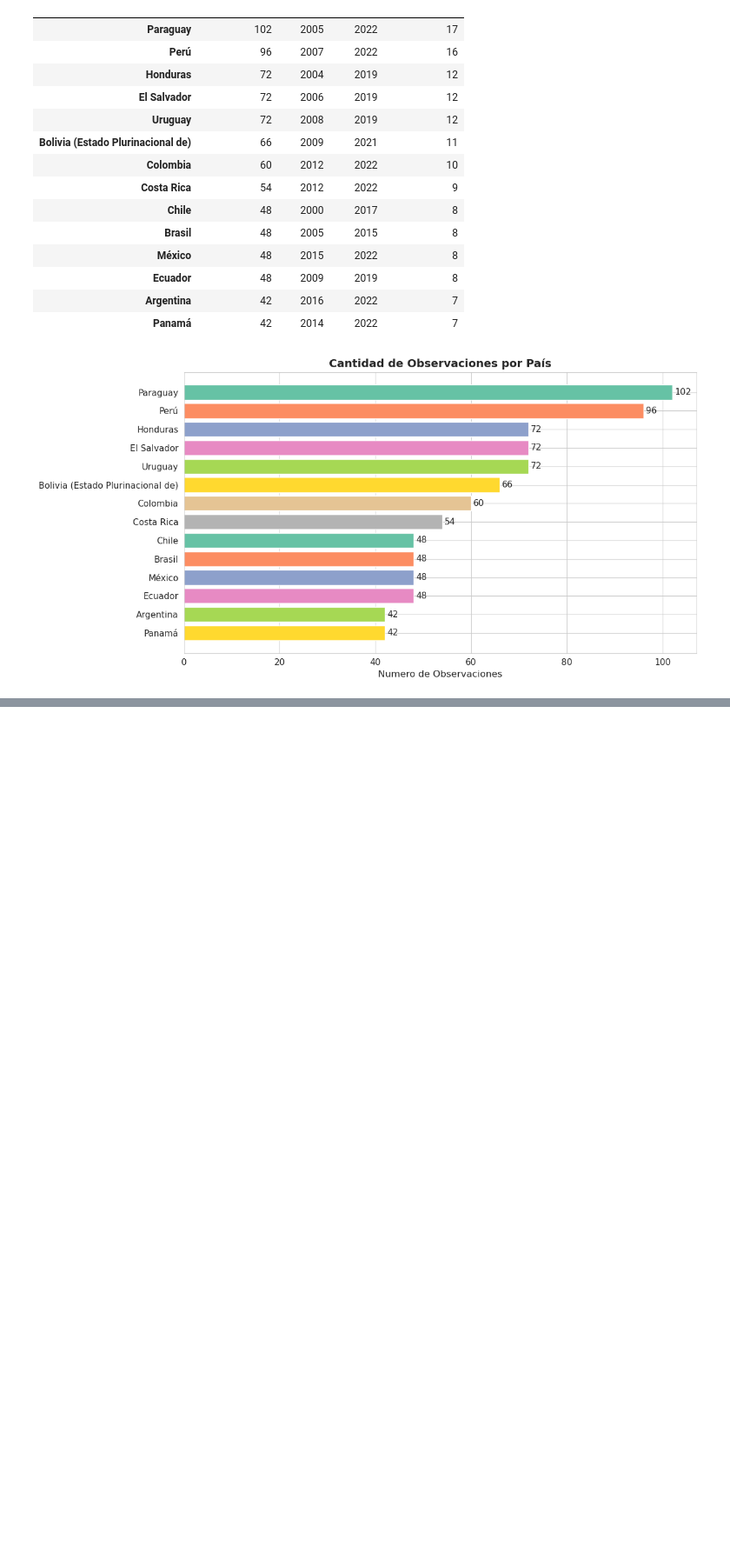
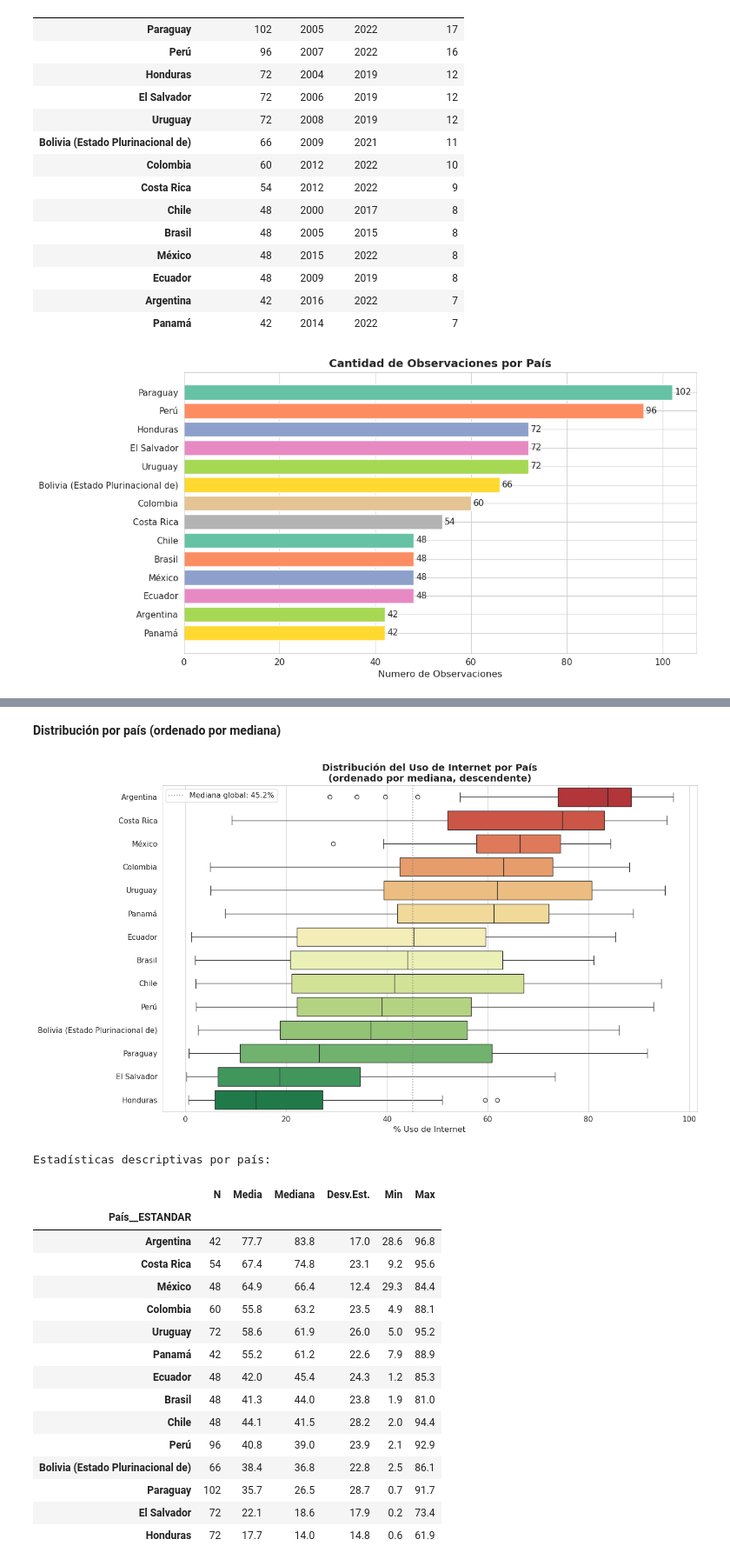
Before and after one commit to Tunchxz/CC3074-Proyecto-Final, a Jupyter notebook: Week-1.ipynb, the cells around one changed output, grey strips where cells are left out. Shown at 87% size. Drawn from its saved outputs; the diff is of its cells as text; code cells hidden in the pictures; blank space fills up the shorter version.

```diff
--- a/Week-1.ipynb
+++ b/Week-1.ipynb
@@ -356,0 +481,45 @@ plt.show()
+# %% [markdown]
+**Distribución por país (ordenado por mediana)**
+# %%
+medians_by_country = df.groupby('País__ESTANDAR')['value'].median().sort_values(ascending=False)
+country_order = medians_by_country.index.tolist()
+
+fig, ax = plt.subplots(figsize=(14, 8))
+sns.boxplot(data=df, y='País__ESTANDAR', x='value', order=country_order,
+            palette='RdYlGn', orient='h', ax=ax)
+ax.set_xlabel('% Uso de Internet')
+ax.set_ylabel('')
+ax.set_title('Distribución del Uso de Internet por País\n(ordenado por mediana, descendente)',
+             fontsize=14, fontweight='bold')
+ax.axvline(df['value'].median(), color='gray', linestyle=':', alpha=0.7,
+           label=f'Mediana global: {df["value"].median():.1f}%')
+ax.legend()
+plt.tight_layout()
+plt.show()
+
+# Tabla de estadísticas por país
+print('\nEstadísticas descriptivas por país:')
+stats_pais = df.groupby('País__ESTANDAR')['value'].agg(
+    ['count', 'mean', 'median', 'std', 'min', 'max']
+).round(1).sort_values('median', ascending=False)
+stats_pais.columns = ['N', 'Media', 'Mediana', 'Desv.Est.', 'Min', 'Max']
+display(stats_pais)
+# %% [output]
+[figure, added]
+Estadísticas descriptivas por país:
+|  | N | Media | Mediana | Desv.Est. | Min | Max |
+| País__ESTANDAR |  |  |  |  |  |  |
+| Argentina | 42 | 77.7 | 83.8 | 17.0 | 28.6 | 96.8 |
+| Costa Rica | 54 | 67.4 | 74.8 | 23.1 | 9.2 | 95.6 |
+| México | 48 | 64.9 | 66.4 | 12.4 | 29.3 | 84.4 |
+| Colombia | 60 | 55.8 | 63.2 | 23.5 | 4.9 | 88.1 |
+| Uruguay | 72 | 58.6 | 61.9 | 26.0 | 5.0 | 95.2 |
+| Panamá | 42 | 55.2 | 61.2 | 22.6 | 7.9 | 88.9 |
+| Ecuador | 48 | 42.0 | 45.4 | 24.3 | 1.2 | 85.3 |
+| Brasil | 48 | 41.3 | 44.0 | 23.8 | 1.9 | 81.0 |
+| Chile | 48 | 44.1 | 41.5 | 28.2 | 2.0 | 94.4 |
+| Perú | 96 | 40.8 | 39.0 | 23.9 | 2.1 | 92.9 |
+| Bolivia (Estado Plurinacional de) | 66 | 38.4 | 36.8 | 22.8 | 2.5 | 86.1 |
+| Paraguay | 102 | 35.7 | 26.5 | 28.7 | 0.7 | 91.7 |
+| El Salvador | 72 | 22.1 | 18.6 | 17.9 | 0.2 | 73.4 |
+| Honduras | 72 | 17.7 | 14.0 | 14.8 | 0.6 | 61.9 |
```
Also changed, not shown: parts of 12 cells of this notebook.
